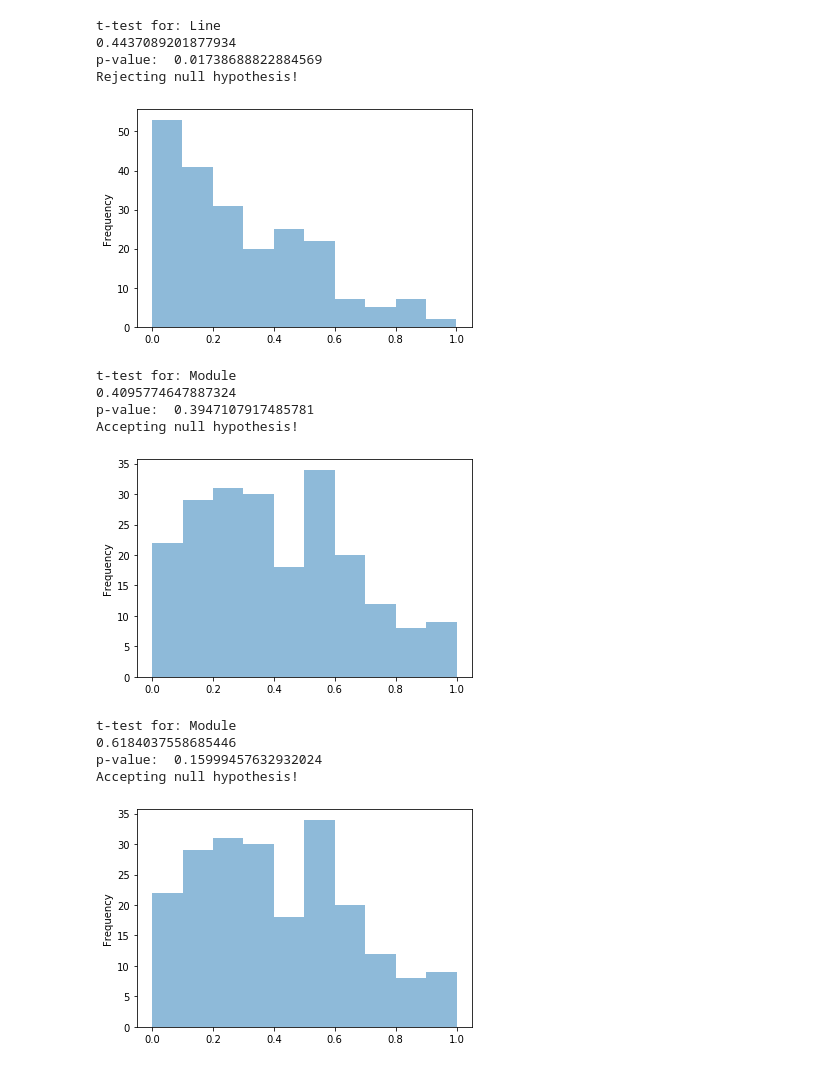
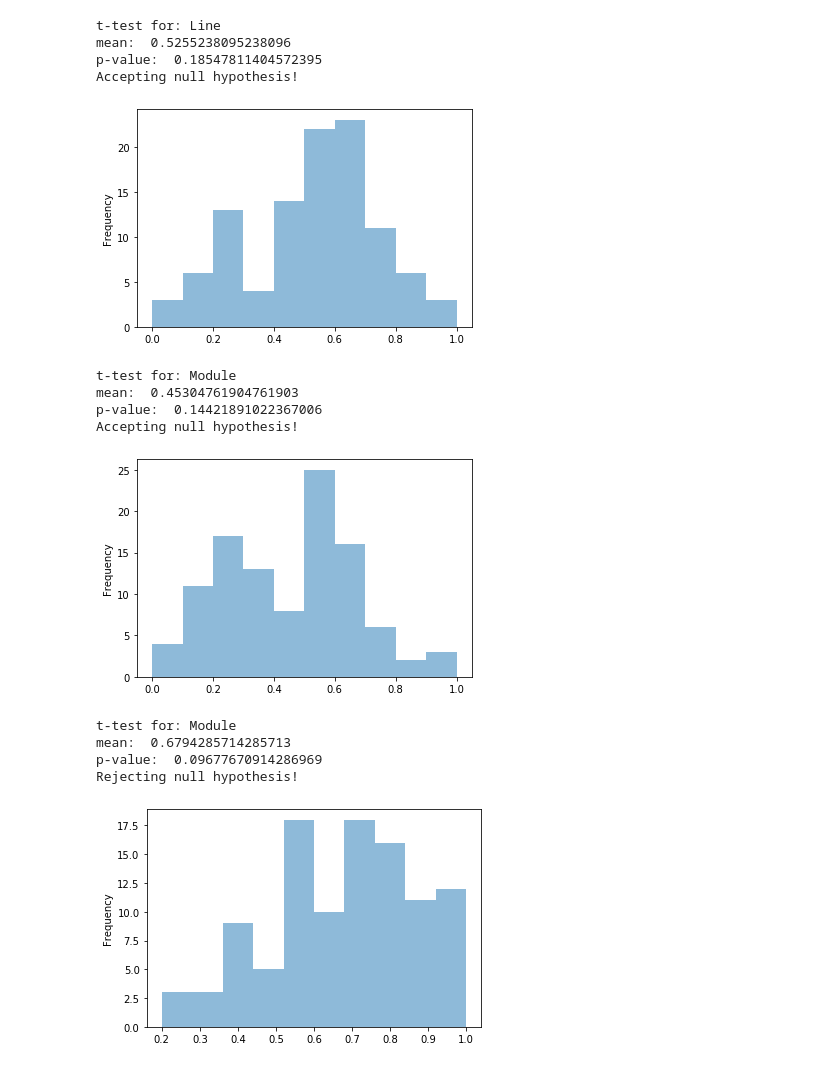
Before and after one commit to housemex408/iROIEstimator, a Jupyter notebook: scripts/notebook/results/hypothesis_2.ipynb, the cells around one changed output. Saved outputs shown, nothing was run; the diff lists cells and outputs as text; code cells hidden in the pictures.

```diff
--- a/scripts/notebook/results/hypothesis_2.ipynb
+++ b/scripts/notebook/results/hypothesis_2.ipynb
@@ -18,7 +18,7 @@ def hypothesisTest_Effort(model, pred, mean):
     print("t-test for: {0}".format(model))
     model_records = df[df[c.MODEL] == model]
     model_records_mean = model_records[pred].mean()
-    print(model_records_mean)
+    print("mean: ", model_records_mean)
     ttest_result = ttest_1samp(model_records[pred], mean)
     print("p-value: ", ttest_result.pvalue / 2)
 
@@ -27,6 +27,6 @@ def hypothesisTest_Effort(model, pred, mean):
     else:
         print("Accepting null hypothesis!")
 
-    model_records[c.PRED_25].plot.hist(bins=10, alpha=0.5)
+    model_records[pred].plot.hist(bins=10, alpha=0.5)
 # %%
 # t-test
@@ -40,25 +40,25 @@ Rejecting null hypothesis!
 # %%
-hypothesisTest_Effort(c.LINE, c.PRED_50, 0.4048356807511737)
+hypothesisTest_Effort(c.LINE, c.PRED_50, 0.5064761904761905)
 # %% [output]
 t-test for: Line
-0.4437089201877934
-p-value:  0.01738688822884569
-Rejecting null hypothesis!
+mean:  0.5255238095238096
+p-value:  0.18547811404572395
+Accepting null hypothesis!
-[figure, old version]
+[figure, new version]
 # %%
 # t-test
-hypothesisTest_Effort(c.MODULE, c.PRED_25, 0.4048356807511737)
+hypothesisTest_Effort(c.MODULE, c.PRED_25, 0.42971428571428577)
 # %% [output]
 t-test for: Module
-0.4095774647887324
-p-value:  0.3947107917485781
+mean:  0.45304761904761903
+p-value:  0.14421891022367006
 Accepting null hypothesis!
-[figure, old version]
+[figure, new version]
 # %%
-hypothesisTest_Effort(c.MODULE, c.PRED_50, 0.6025821596244131)
+hypothesisTest_Effort(c.MODULE, c.PRED_50, 0.6547619047619048)
 # %% [output]
 t-test for: Module
-0.6184037558685446
-p-value:  0.15999457632932024
-Accepting null hypothesis!
+mean:  0.6794285714285713
+p-value:  0.09677670914286969
+Rejecting null hypothesis!
-[figure, old version]
+[figure, new version]
```
Also changed, not shown: parts of 1 cell of this notebook, 8 other files.
